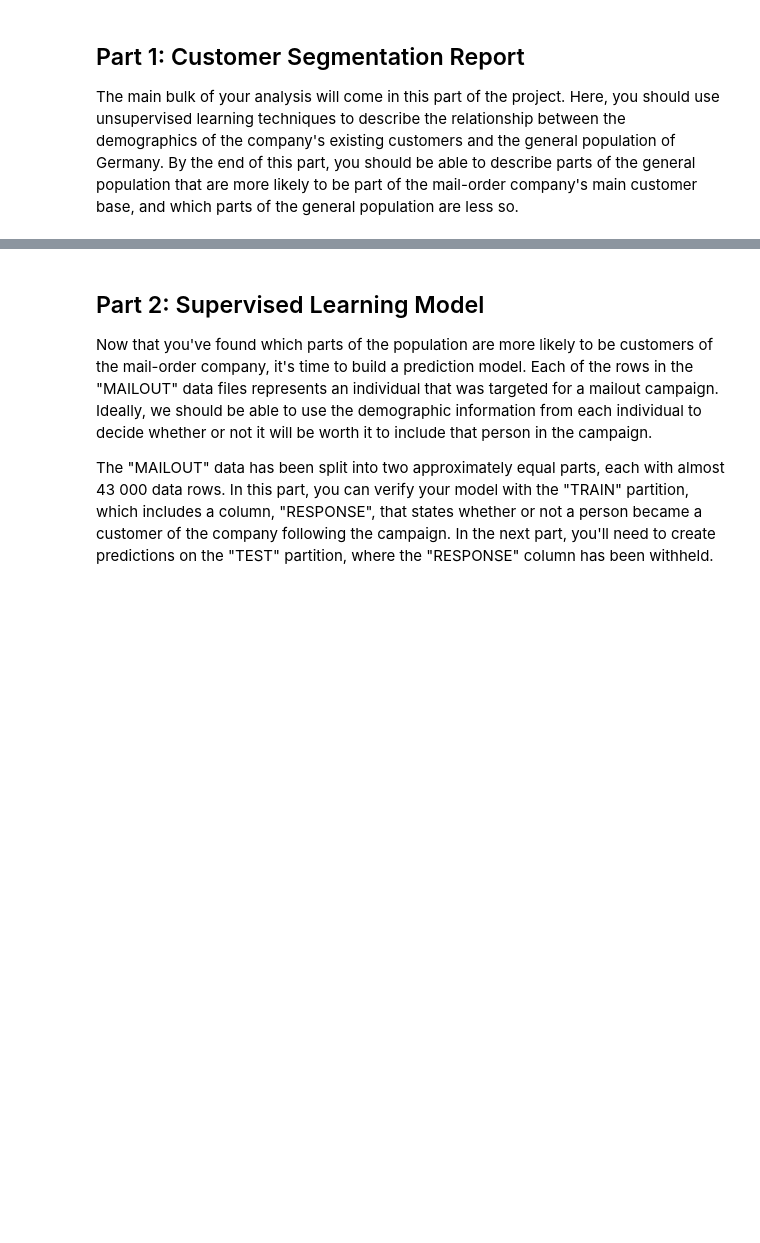
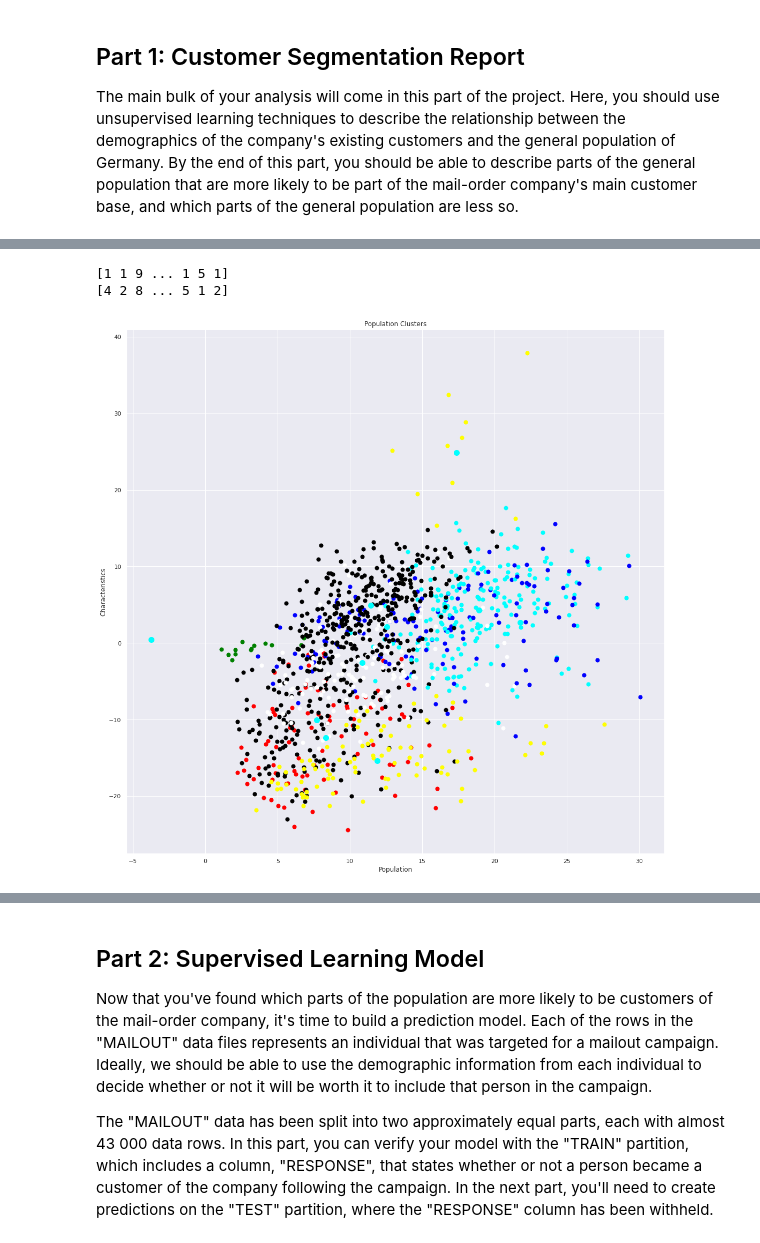
Before and after one commit to Joykareko/AWS-Udacity-Capstone-Project, a Jupyter notebook: Arvato_Project_Workbook.ipynb, the cells around one changed output, grey strips where cells are left out. Saved outputs shown, nothing was run; the diff lists cells and outputs as text; code cells hidden in the pictures; blank space fills up the shorter version.

```diff
--- a/Arvato_Project_Workbook.ipynb
+++ b/Arvato_Project_Workbook.ipynb
@@ -524,0 +596,38 @@ ValueError: ignored
+# %%
+#training the kmeans clustering model
+kmeans = KMeans(n_clusters=10, init='k-means++', random_state=0)
+#return a label for each data point based on each cluster
+Y = kmeans.fit_predict(newpop_data)
+print(Y)
+
+Z= kmeans.fit_predict(newcust_data)
+print(Z)
+# %% [output]
+[1 1 9 ... 1 5 1]
+[4 2 8 ... 5 1 2]
+# %%
+#visualizing the clusters
+#plotting the 10 centroids and their clusters
+plt.figure(figsize=(18,18))
+plt.scatter(newpop_data[Y==0,0],newpop_data[Y==0,1],s=50,c= 'red',label = 'Cluster 1')
+plt.scatter(newpop_data[Y==1,0],newpop_data[Y==1,1],s=50,c= 'green',label = 'Cluster 2')
+plt.scatter(newpop_data[Y==2,0],newpop_data[Y==2,1],s=50,c= 'blue',label = 'Cluster 3')
+plt.scatter(newpop_data[Y==3,0],newpop_data[Y==3,1],s=50,c= 'yellow',label = 'Cluster 4')
+plt.scatter(newpop_data[Y==4,0],newpop_data[Y==4,1],s=50,c= 'black',label = 'Cluster 5')
+
+plt.scatter(newpop_data[Y==5,0],newpop_data[Y==5,1],s=50,c= 'cyan',label = 'Cluster 6')
+plt.scatter(newpop_data[Y==6,0],newpop_data[Y==6,1],s=50,c= 'white',label = 'Cluster 7')
+plt.scatter(newpop_data[Y==7,0],newpop_data[Y==7,1],s=50,c= 'blue',label = 'Cluster 8')
+plt.scatter(newpop_data[Y==8,0],newpop_data[Y==8,1],s=50,c= 'yellow',label = 'Cluster 9')
+plt.scatter(newpop_data[Y==9,0],newpop_data[Y==9,1],s=50,c= 'black',label = 'Cluster 10')
+
+#plotting the centroids
+plt.scatter(kmeans.cluster_centers_[:,0],kmeans.cluster_centers_[:,1], s= 100, c = 'cyan', label = 'Centroids')
+
+plt.title('Population Clusters')
+plt.xlabel('Population')
+plt.ylabel('Characteristics')
+
+plt.show()
+# %% [output]
+[figure, added]
```
Also changed, not shown: parts of 28 cells of this notebook.
